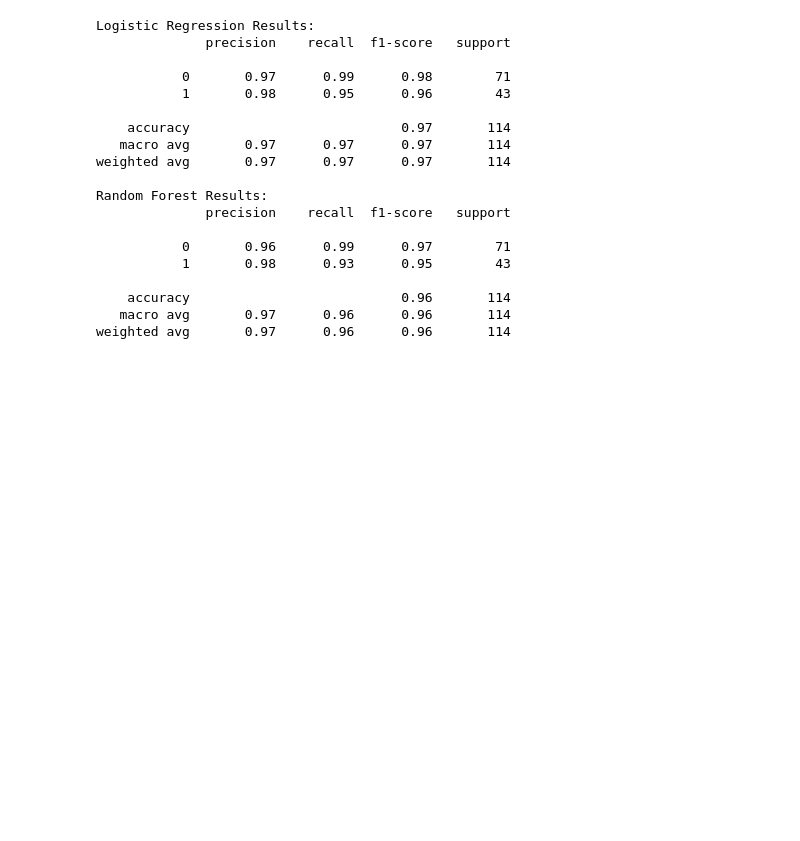
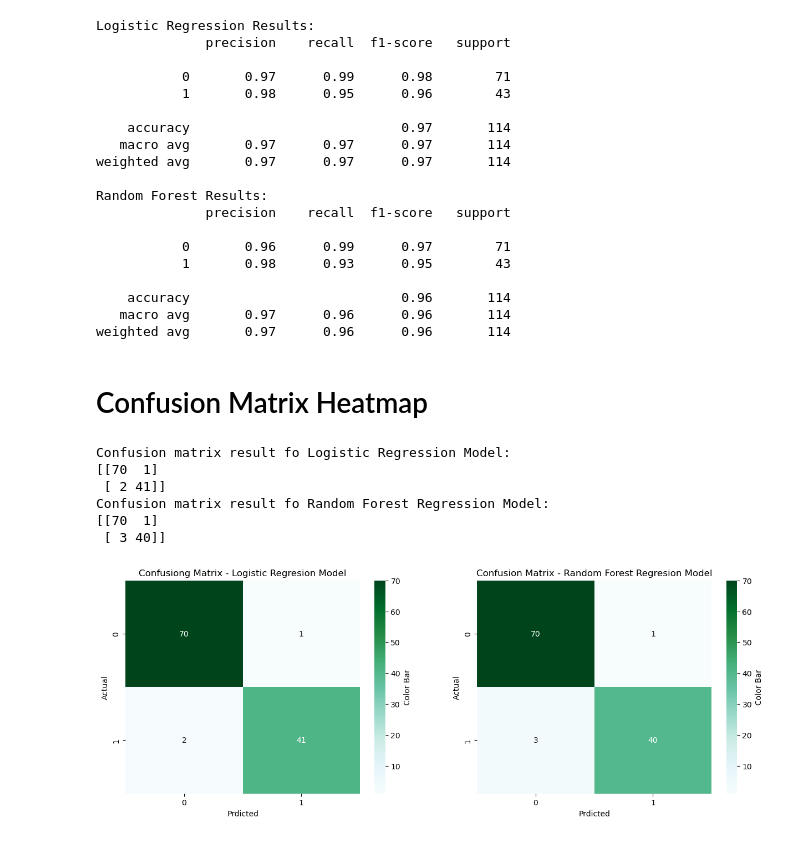
Before and after one commit to DMulabegovic/AAI-500-Final-Project-Breast-Cancer-Malignancy-Predictor, a Jupyter notebook: Breast_Cancer_Predictor_Project.ipynb, the cells around one changed output. Cells and saved outputs as stored; diff of their text form; code cells hidden in the pictures; blank space fills up the shorter version.

Commit message:
Added confusion matrix

```diff
--- a/Breast_Cancer_Predictor_Project.ipynb
+++ b/Breast_Cancer_Predictor_Project.ipynb
@@ -207,3 +210,36 @@ Random Forest Results:
     accuracy                           0.96       114
    macro avg       0.97      0.96      0.96       114
 weighted avg       0.97      0.96      0.96       114
+# %% [markdown]
+# Confusion Matrix Heatmap
+# %%
+conf_matrix_log = confusion_matrix(y_test, log_predictions, labels=[0,1])  # Generate confusion matrix for logistic regrssion model
+conf_matrix_ran_forest = confusion_matrix(y_test, ran_forest_predictions, labels=[0,1]) # Generate confusion matrix for random forest regression model
+
+print('Confusion matrix result fo Logistic Regression Model: ') # Print confusion matrix result for logistic regression model
+print(conf_matrix_log)
+print('Confusion matrix result fo Random Forest Regression Model: ') # Print confusion matrix result for random forest regression model
+print(conf_matrix_ran_forest)
+
+plt.figure(figsize=(15, 5)) # Set figure size
+
+plt.subplot(1, 2, 1)
+sns.heatmap(conf_matrix_log, cmap="BuGn", annot=True, cbar_kws={"label":"Color Bar"}) # Generate and plot heatmap confusion matrix for logistics regression model
+plt.title('Confusiong Matrix - Logistic Regresion Model')
+plt.xlabel('Prdicted')
+plt.ylabel('Actual')
+
+plt.subplot(1, 2, 2)
+sns.heatmap(conf_matrix_ran_forest, cmap="BuGn", annot=True, cbar_kws={"label":"Color Bar"})  # Generate and plot heatmap confusion matrix for random forest regression model
+plt.title('Confusion Matrix - Random Forest Regresion Model')
+plt.xlabel('Prdicted')
+plt.ylabel('Actual')
+plt.show()
+# %% [output]
+Confusion matrix result fo Logistic Regression Model:
+[[70  1]
+ [ 2 41]]
+Confusion matrix result fo Random Forest Regression Model:
+[[70  1]
+ [ 3 40]]
+[figure, added]
```
Also changed, not shown: parts of 1 cell of this notebook.
